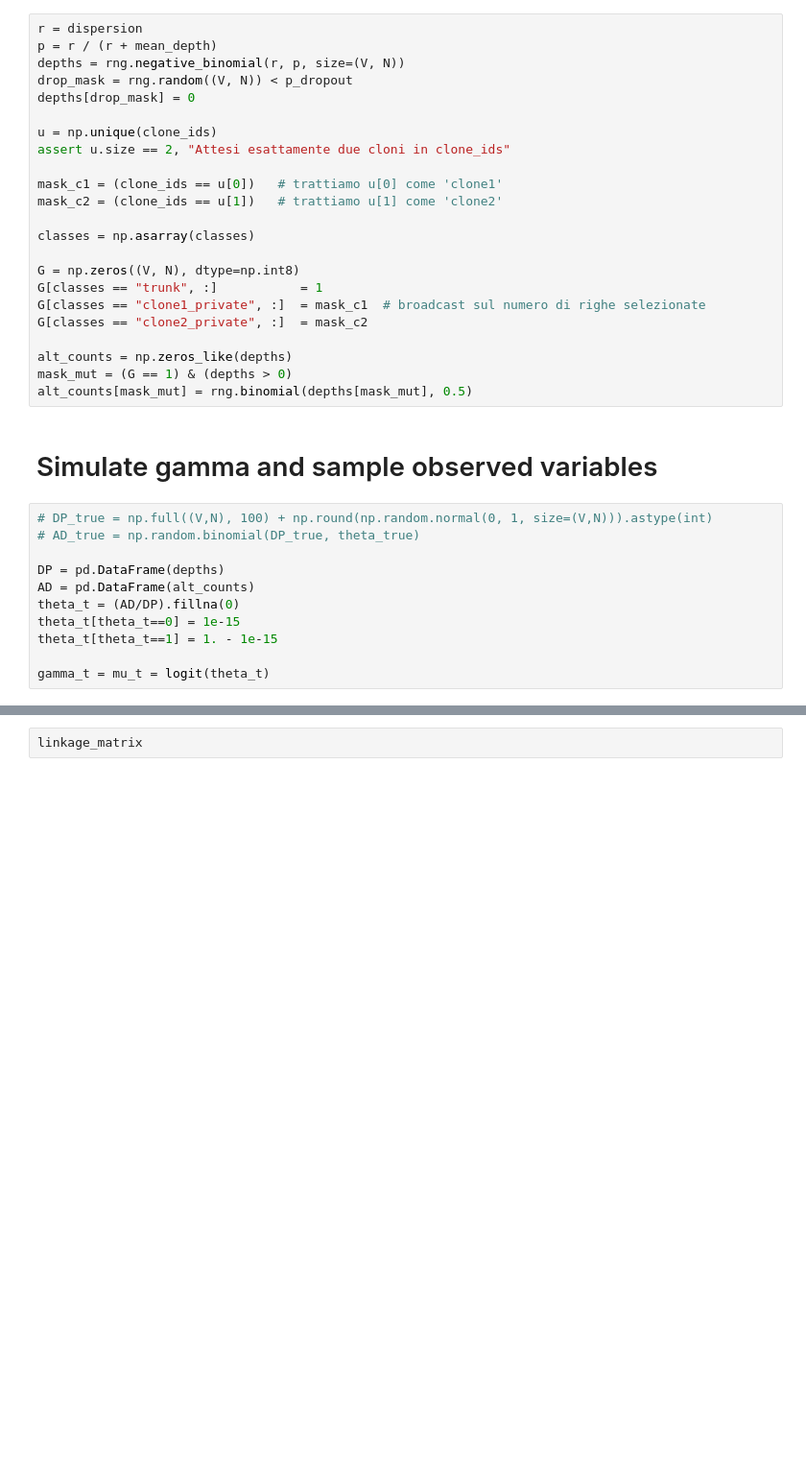
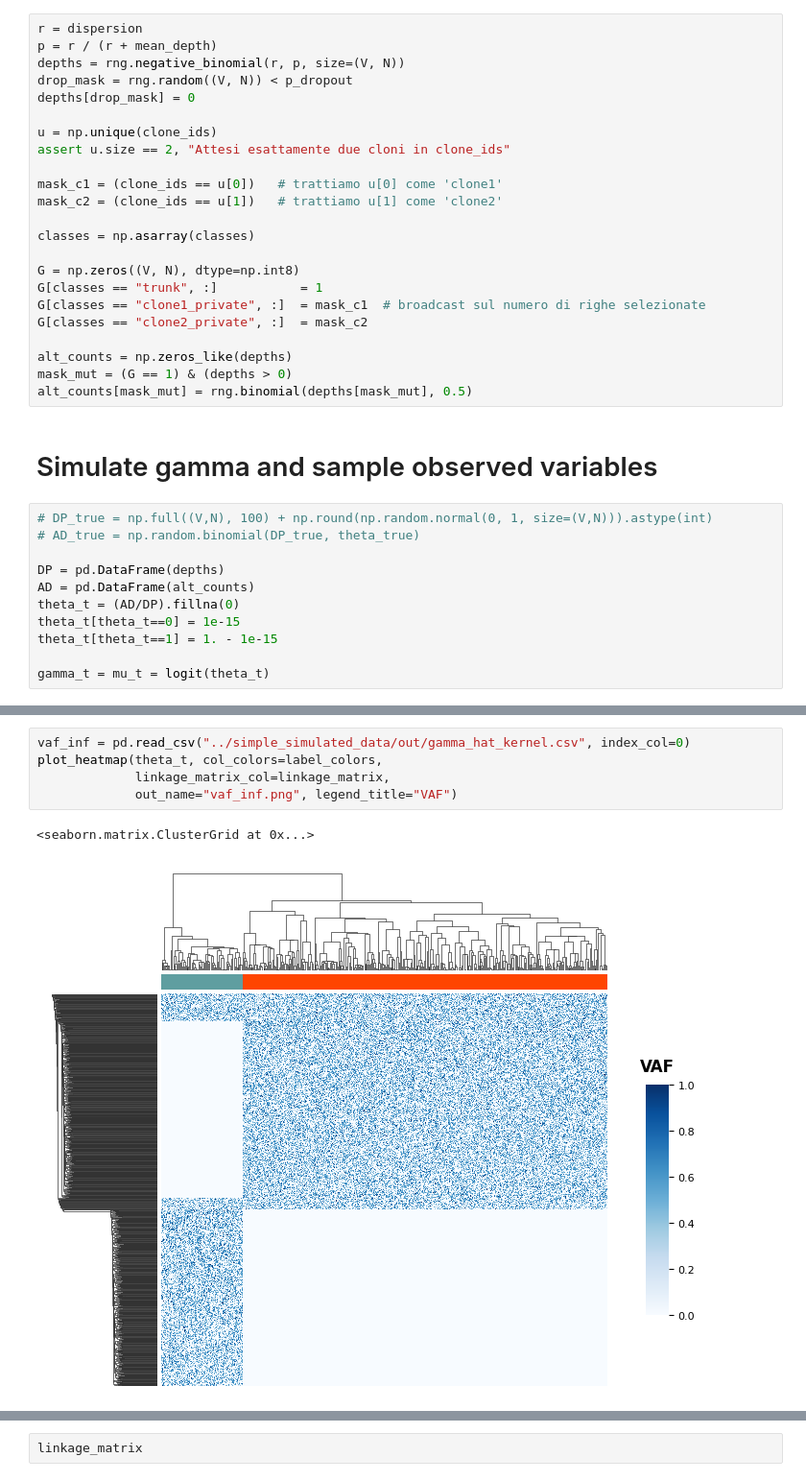
Before and after one commit to elena-buscaroli/snv_caller, a Jupyter notebook: binomial_lik/simple_simulation.ipynb, the cells around one changed output, grey strips where cells are left out. Shown at 96% size. Cells and saved outputs as stored; diff of their text form; blank space fills up the shorter version.

```diff
--- a/binomial_lik/simple_simulation.ipynb
+++ b/binomial_lik/simple_simulation.ipynb
@@ -134,3 +140,11 @@ gamma_t = mu_t = logit(theta_t)
+# %%
+vaf_inf = pd.read_csv("../simple_simulated_data/out/gamma_hat_kernel.csv", index_col=0)
+plot_heatmap(theta_t, col_colors=label_colors,
+             linkage_matrix_col=linkage_matrix,
+             out_name="vaf_inf.png", legend_title="VAF")
+# %% [output]
+<seaborn.matrix.ClusterGrid at 0x...>
+[figure, added]
 # %%
 data_true = pd.concat([array_to_df(theta_t, "VAF", cell_ids), \
                        array_to_df(AD, "AD", cell_ids)["AD"], \
```
Also changed, not shown: parts of 7 cells of this notebook, 15 other files.
